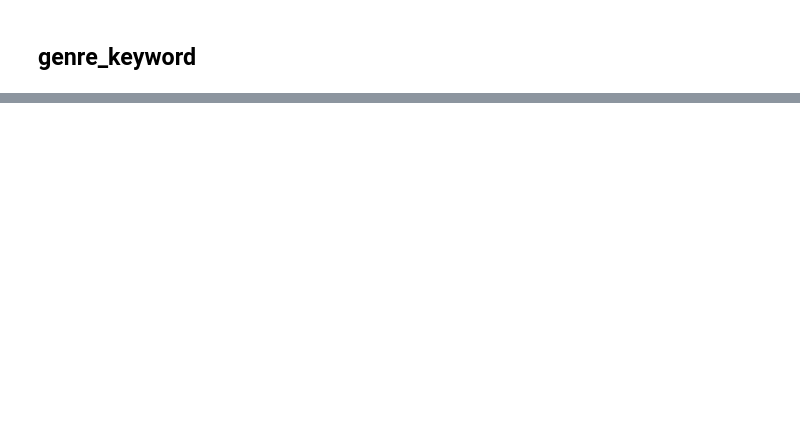
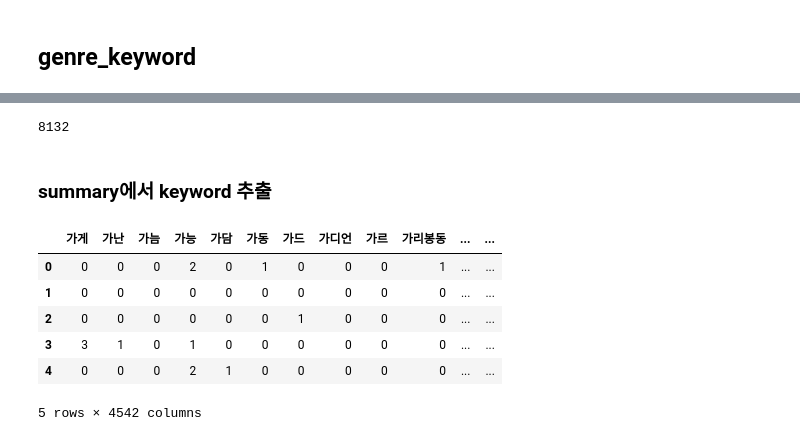
Before and after one commit to RYUJINSIK/nagazima, a Jupyter notebook: create_df.ipynb, the cells around one changed output, grey strips where cells are left out. Cells and saved outputs as stored; diff of their text form; code cells hidden in the pictures; blank space fills up the shorter version.

Commit message:
amend keyword_extract code
Former-commit-id: 3c214068c731d9a0b807b7e9bec717670b9710cd

```diff
--- a/create_df.ipynb
+++ b/create_df.ipynb
@@ -148,0 +141,6 @@ df_left_join[['genre_id','keyword']].to_csv(current_dir + '/data/genre_keyword_s
+# %%
+len(genre_summary.iloc[0].values[0])
+# %% [output]
+8132
+# %% [markdown]
+### summary에서 keyword 추출
@@ -148,0 +165,2 @@ df_left_join[['genre_id','keyword']].to_csv(current_dir + '/data/genre_keyword_s
+# %%
+genre_df = pd.read_csv(current_dir + '/data/genre_df.csv')
@@ -148,0 +204,46 @@ df_left_join[['genre_id','keyword']].to_csv(current_dir + '/data/genre_keyword_s
+# %%
+contents = list(genre_summary['summary'])
+kor_tokens = preprocessing(contents)
+
+kor_total_tokens = []
+for L in kor_tokens:
+    kor_total_tokens += L.split()
+# %%
+vocab = list(set(kor_total_tokens))
+vocab.sort()
+# %%
+# 총 문서의 수
+N = len(kor_tokens)
+
+def tf(t, d):
+  return d.count(t)
+
+def idf(t):
+  df = 0
+  for doc in kor_tokens:
+    df += t in doc
+  return log(N/(df+1))
+
+def tfidf(t, d):
+  return tf(t,d)* idf(t)
+# %%
+result = []
+
+# 각 문서에 대해서 아래 연산을 반복
+for i in range(N):
+  result.append([])
+  d = kor_tokens[i]
+  for j in range(len(vocab)):
+    t = vocab[j]
+    result[-1].append(tf(t, d))
+
+tf_ = pd.DataFrame(result, columns = vocab)
+tf_.head()
+# %% [output]
+|  | 가게 | 가난 | 가늠 | 가능 | 가담 | 가동 | 가드 | 가디언 | 가르 | 가리봉동 | ... | ... |
+| 0 | 0 | 0 | 0 | 2 | 0 | 1 | 0 | 0 | 0 | 1 | ... | ... |
+| 1 | 0 | 0 | 0 | 0 | 0 | 0 | 0 | 0 | 0 | 0 | ... | ... |
+| 2 | 0 | 0 | 0 | 0 | 0 | 0 | 1 | 0 | 0 | 0 | ... | ... |
+| 3 | 3 | 1 | 0 | 1 | 0 | 0 | 0 | 0 | 0 | 0 | ... | ... |
+| 4 | 0 | 0 | 0 | 2 | 1 | 0 | 0 | 0 | 0 | 0 | ... | ... |
+5 rows × 4542 columns
```
Also changed, not shown: parts of 41 cells of this notebook, 1 other file.
